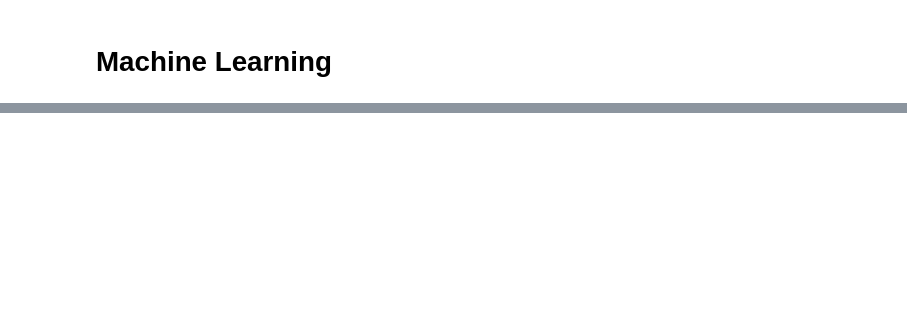
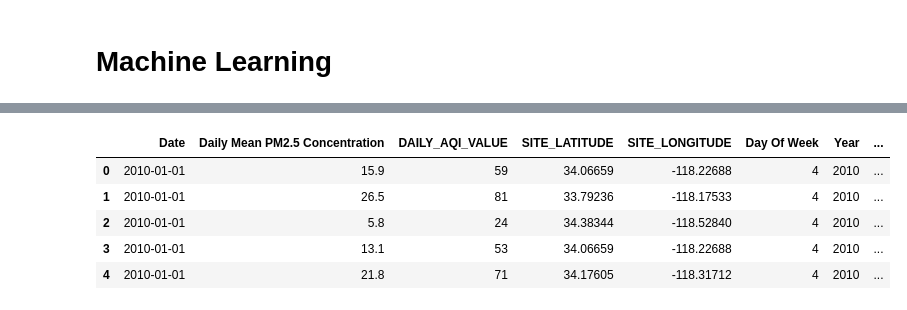
Before and after one commit to cheung0/Air-Quality-Prediction, a Jupyter notebook: Air_Quality.ipynb, the cells around one changed output, grey strips where cells are left out. Cells and saved outputs as stored; diff of their text form; code cells hidden in the pictures; blank space fills up the shorter version.

```diff
--- a/Air_Quality.ipynb
+++ b/Air_Quality.ipynb
@@ -189,0 +212,4 @@ Alameda County air quality is slightly better than California's average. However
+# %%
+df = pd.read_csv('/Los Angeles Air Quality 2010-2022.csv')
+selected_columns = ['Date', 'Daily Mean PM2.5 Concentration', 'DAILY_AQI_VALUE', 'SITE_LATITUDE', 'SITE_LONGITUDE', 'Day Of Week']
+df = df[selected_columns]
@@ -189,0 +268,9 @@ Alameda County air quality is slightly better than California's average. However
+# %%
+df.head()
+# %% [output]
+|  | Date | Daily Mean PM2.5 Concentration | DAILY_AQI_VALUE | SITE_LATITUDE | SITE_LONGITUDE | Day Of Week | Year | ... |
+| 0 | 2010-01-01 | 15.9 | 59 | 34.06659 | -118.22688 | 4 | 2010 | ... |
+| 1 | 2010-01-01 | 26.5 | 81 | 33.79236 | -118.17533 | 4 | 2010 | ... |
+| 2 | 2010-01-01 | 5.8 | 24 | 34.38344 | -118.52840 | 4 | 2010 | ... |
+| 3 | 2010-01-01 | 13.1 | 53 | 34.06659 | -118.22688 | 4 | 2010 | ... |
+| 4 | 2010-01-01 | 21.8 | 71 | 34.17605 | -118.31712 | 4 | 2010 | ... |
```
Also changed, not shown: parts of 27 cells of this notebook.
